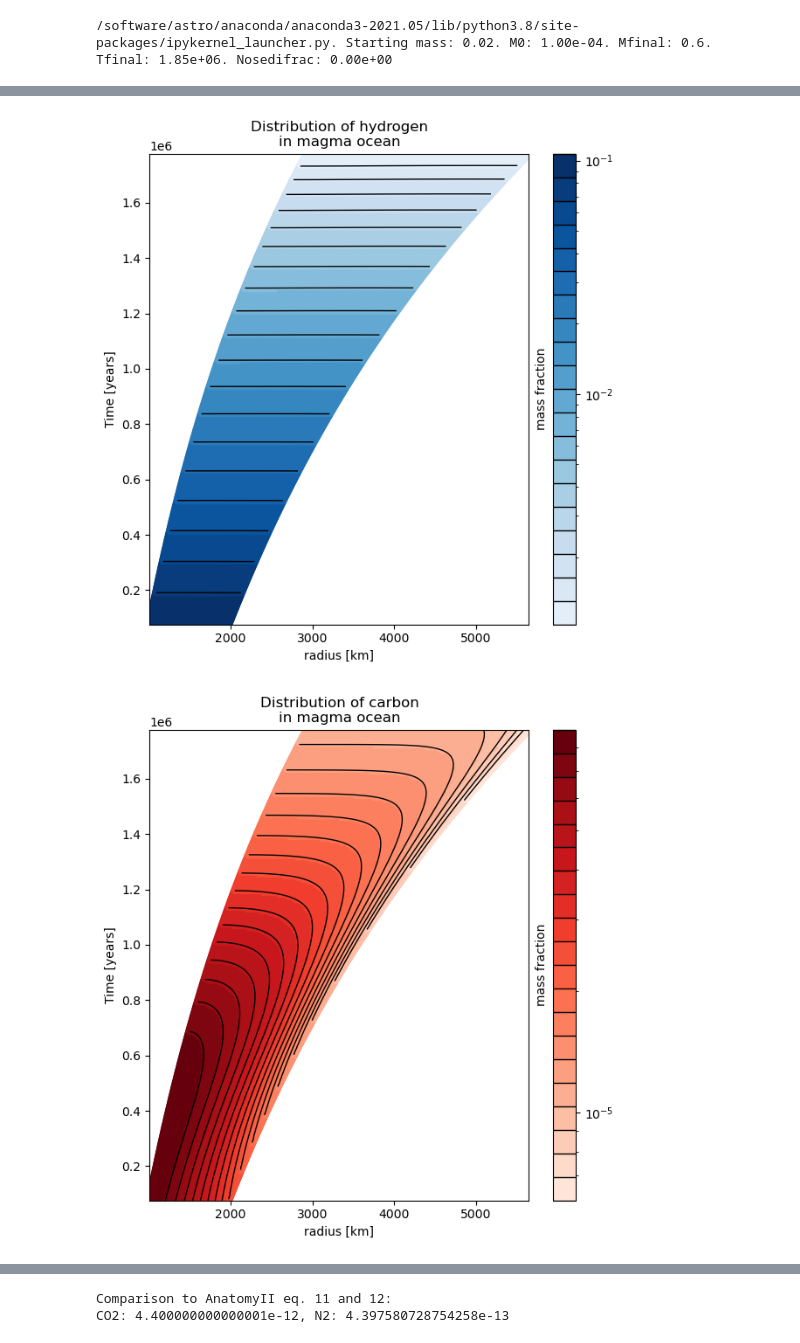
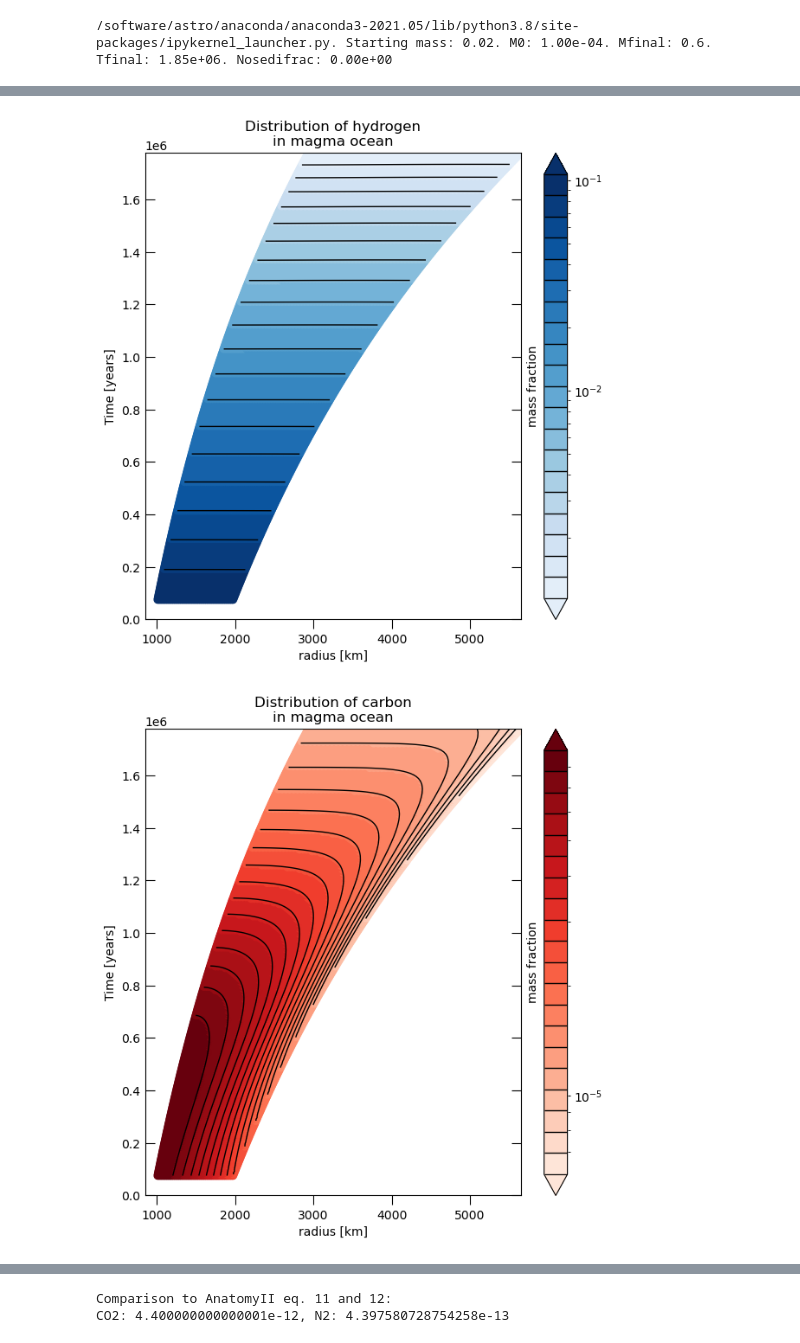
Before and after one commit to Falondil/PhD, a Jupyter notebook: Notebook.ipynb, the cells around one changed output, grey strips where cells are left out. Saved outputs shown, nothing was run; the diff lists cells and outputs as text; code cells hidden in the pictures.

```diff
--- a/Notebook.ipynb
+++ b/Notebook.ipynb
@@ -257,9 +258,14 @@ Pvolfromfile = np.stack([np.loadtxt('P'+volatiles[i]+'.out', delimiter=',') for
 rsurf_evo, psurf_evo, Tsurf_evo = surfcondtimearray
 rhocmb_evo, pcmb_evo, Tcmb_evo = cmbcondtimearray
 
+# Calculating total volatile mass in magma ocean
+Mimagma = np.sum(Mvolfromfile, axis=2)
+
 # Miatmfull calculation
 Miatmsumtimearray = Miatmtimearray+np.vstack((Miatmextratimearray, np.zeros(len(timearray))))
+Miatmequivsumtimearray = Miatmtimearray+np.vstack((np.array([M*amui[:2]/amuiextra for M in Miatmextratimearray.transpose()]).transpose(), np.zeros(len(timearray))))
 Miatmfulltimearray = np.concatenate((Miatmtimearray, Miatmextratimearray))
+
 
 # Interpolating to more sparse values
 protomasstimeplotarray = np.interp(timeplotarray, timearray, protomasstimearray)
@@ -391,7 +410,7 @@ for i in irange:
 #     plt.ylabel('Mass'+r'$[M_\mathrm{Earth}/\mathrm{year}]$')
 #     plt.xlabel('Time [years]')
 #     plt.ticklabel_format(style='sci', axis='x', scilimits=(0,3))
-#     plt.grid()
+#     plt.grid(alpha=0.5)
 
 # Miatm vs protomass
 plt.figure()
@@ -402,7 +421,7 @@ for i in range(len(extragasvolatiles)):
 plt.title('Volatile inventory in the atmosphere')
 plt.ylabel('Volatile mass '+r'$[M_\mathrm{Earth}]$')
 plt.xlabel('Planet mass '+r'$[M_\mathrm{Earth}]$')
-plt.grid()
+plt.grid(alpha=0.5)
 plt.legend()
 
 # pi vs. protomass
@@ -416,7 +435,9 @@ plt.legend()
 plt.title('Partial pressure of volatiles')
 plt.ylabel('Partial pressure [bar]')
 plt.xlabel('Planet mass '+r'$[M_\mathrm{Earth}]$')
-plt.grid()
+plt.grid(alpha=0.5)
+# plt.tick_params(axis='y', which='major', left=True, right=True, size=6, direction='in')
+# plt.tick_params(axis='y', which='minor', left=True, right=True, size=4, direction='in')
 plt.legend()
 
 # dMiatm/dt vs. protomass
@@ -425,16 +446,16 @@ sedratemin = []
 for i in irange:
     sedrate = (delta(Miatmtimearray[i][longstartind:longstopind])/delta(timearray[longstartind:longstopind]))/earthmass
     posind = np.nonzero(sedrate>0)[0]
-    negind = np.nonzero(sedrate<0)[0]
-    plt.plot(centeraveraging(protomasstimearray)[posind]/earthmass, sedrate[posind],'-', color=vcolors[i], label=volatiles[i])
-    plt.plot(centeraveraging(protomasstimearray)[negind]/earthmass, sedrate[negind],'-', color=vcolors[i])
+    negind = np.nonzero(sedrate<=0)[0]
+    plt.plot(centeraveraging(protomasstimearray)[posind+longstartind-1]/earthmass, sedrate[posind],'-', color=vcolors[i], label=gasvolatiles[i])
+    plt.plot(centeraveraging(protomasstimearray)[negind+longstartind-1]/earthmass, sedrate[negind],'-', color=vcolors[i])
     sedratemin += [np.min(np.abs(sedrate))]
 for i in range(len(extragasvolatiles)):
     sedrate = (delta(Miatmextratimearray[i][longstartind:longstopind])/delta(timearray[longstartind:longstopind]))/earthmass
     posind = np.nonzero(sedrate>0)[0]
     negind = np.nonzero(sedrate<0)[0]
-    plt.plot(centeraveraging(protomasstimearray)[posind]/earthmass, sedrate[posind],'--', color=vcolors[i], label=extragasvolatiles[i])
-    plt.plot(centeraveraging(protomasstimearray)[negind]/earthmass, sedrate[negind],'--', color=vcolors[i])
+    plt.plot(centeraveraging(protomasstimearray)[posind+longstartind-1]/earthmass, sedrate[posind],'--', color=vcolors[i], label=extragasvolatiles[i])
+    plt.plot(centeraveraging(protomasstimearray)[negind+longstartind-1]/earthmass, sedrate[negind],'--', color=vcolors[i])
     sedratemin += [np.min(np.abs(sedrate))]
 plt.yscale('symlog', linthresh=10**(int(np.log10(np.min(sedratemin)))))
 if (longstartind in negind):
@@ -444,5 +465,5 @@ plt.title('Rate of mass change in the atmosphere')
 plt.ylabel('Mass (de)growth rate '+r'$[M_\mathrm{Earth}/\mathrm{year}]$')
 plt.xlabel('Planet mass ' + r'$[M_\mathrm{Earth}$]')
 plt.legend()
-plt.grid()
+plt.grid(alpha=0.5)
 # %% [output]
@@ -551,7 +608,7 @@ linestylelist=['-', ':', '--','-.', (0, (5,1)), '-']
 
 massplotmatrix = np.tile(protomasstimeplotarray/earthmass, (len(rkfromfile[0]), 1)).transpose()
 
-pressurefig = plt.figure(figsize=(7,7))
+pressurefig = plt.figure(figsize=(6,7))
 plt.title('Pressure in magma ocean')
 cmap = plt.get_cmap('viridis', 20)
 y = pressurefromfile
@@ -559,11 +616,14 @@ CS = plt.scatter(rkfromfile, massplotmatrix, c=y, cmap=cmap, norm=mplcolors.Norm
 colorax = plt.gca()
 colorax.set_xlabel('radius [km]')
 colorax.set_ylabel('Planet mass '+r'$[M_\mathrm{Earth}]$')
-cbar = pressurefig.colorbar(CS, label='pressure [GPa]')
+cbar = pressurefig.colorbar(CS, label='pressure [GPa]', extend='max')
 cbar.ax.yaxis.set_label_position("left")
 contour = colorax.contour(rkfromfile, massplotmatrix, y, levels=5, colors='k', linewidths=1.5, linestyles=linestylelist)
 for j in range(len(contour.levels)):
     cbar.ax.axhline(contour.levels[j], color='k', linestyle=linestylelist[j%len(linestylelist)])
+plt.gca().set_ylim(bottom=0)
+plt.gca().set_xlim(left=rkfromfile[0,0]*0.9)
+cbar.ax.tick_params(axis='y', which='both', direction='out', size=2)
 
 temperaturefig = plt.figure(figsize=(7,7))
 plt.title('Temperature in magma ocean')
@@ -574,9 +634,12 @@ plt.plot(rkfromfile[:,-1], protomasstimeplotarray/earthmass, color='k', linewidt
 colorax = plt.gca()
 colorax.set_xlabel('radius [km]')
 colorax.set_ylabel('Planet mass '+r'$[M_\mathrm{Earth}]$')
-cbar = temperaturefig.colorbar(CS, label='temperature [K]')
+cbar = temperaturefig.colorbar(CS, label='temperature [K]', extend='both')
 cbar.ax.yaxis.set_label_position("left")
 contour = colorax.contour(rkfromfile, massplotmatrix, y, levels=4, colors='k', linewidths=1.5, linestyles=linestylelist)
 for j in range(len(contour.levels)):
     cbar.ax.axhline(contour.levels[j], color='k', linestyle=linestylelist[j%len(linestylelist)])
+plt.gca().set_ylim(bottom=0)
+plt.gca().set_xlim(left=rkfromfile[0,0]*0.9)
+cbar.ax.tick_params(axis='y', which='both', direction='out', size=2)
 # %% [output]
@@ -597,7 +660,7 @@ for i in irange:
     colorax.set_xlabel('radius [km]')
     colorax.set_ylabel('Time [years]')
     colorax.ticklabel_format(style='sci', axis='y', scilimits=(0,3))
-    cbar = colorfig.colorbar(CS, label='mass fraction')
+    cbar = colorfig.colorbar(CS, label='mass fraction', extend='both')
     cbar.ax.yaxis.set_label_position("left")
     # contourlevels = np.logspace(np.log10(y.min()), np.log10(y.max()), 21)
     # contour = colorax.contour(rkfromfile, timeplotmatrix, y, levels=contourlevels, colors='k', linewidths=1)
@@ -609,23 +672,26 @@ for i in irange:
 # %%
 timeplotmatrix = np.tile(timeplotarray, (len(rkfromfile[0]), 1)).transpose()
 # cutofftime = timearray[np.nonzero(Micoretimearray[0]>0)[0][0]] # option 0, plot from first starting to sediment
 cutoffind = shortstartind # option 1, start plot manually from chosen time
 for i in irange:
     colorfig = plt.figure(figsize=(7,7))
     cmap = plt.get_cmap(volatilecolorstyles[i])
     cmap = cmap.from_list(volatilecolorstyles[i], cmap.__call__(np.linspace(0.1, 1, 20)), 20)
     y = Mvolfromfile[:,i]/Mtotfromfile
     CS = plt.scatter(rkfromfile[cutoffind:], timeplotmatrix[cutoffind:], c=y[cutoffind:], cmap=cmap, norm=mplcolors.LogNorm(vmin=y[cutoffind:].min(), vmax=y[cutoffind:].max()))
     plt.title('Distribution of '+volatiles[i]+'\n'+'in magma ocean')
     colorax = plt.gca()
     colorax.set_xlabel('radius [km]')
     colorax.set_ylabel('Time [years]')
     colorax.ticklabel_format(style='sci', axis='y', scilimits=(0,3))
-    cbar = colorfig.colorbar(CS, label='mass fraction')
+    cbar = colorfig.colorbar(CS, label='mass fraction', extend='both')
     cbar.ax.yaxis.set_label_position("left")
     contourlevels = np.logspace(np.log10(y[cutoffind:].min()), np.log10(y[cutoffind:].max()), 21)
     contour = colorax.contour(rkfromfile[cutoffind:], timeplotmatrix[cutoffind:], y[cutoffind:], levels=contourlevels, colors='k', linewidths=1)
     cbar.add_lines(levels=contour.levels, colors=['k' for _ in contour.levels], linewidths=[1 for _ in contour.levels])
+    plt.gca().set_ylim(bottom=0)
+    plt.gca().set_xlim(left=rkfromfile[0,0]*0.9)
+    cbar.ax.tick_params(axis='y', which='both', direction='out', size=2)
 # %% [output]
-[figure, old version]
+[figure, new version]
-[figure, old version]
+[figure, new version]
```
Also changed, not shown: parts of 26 cells of this notebook, 1 other file.
